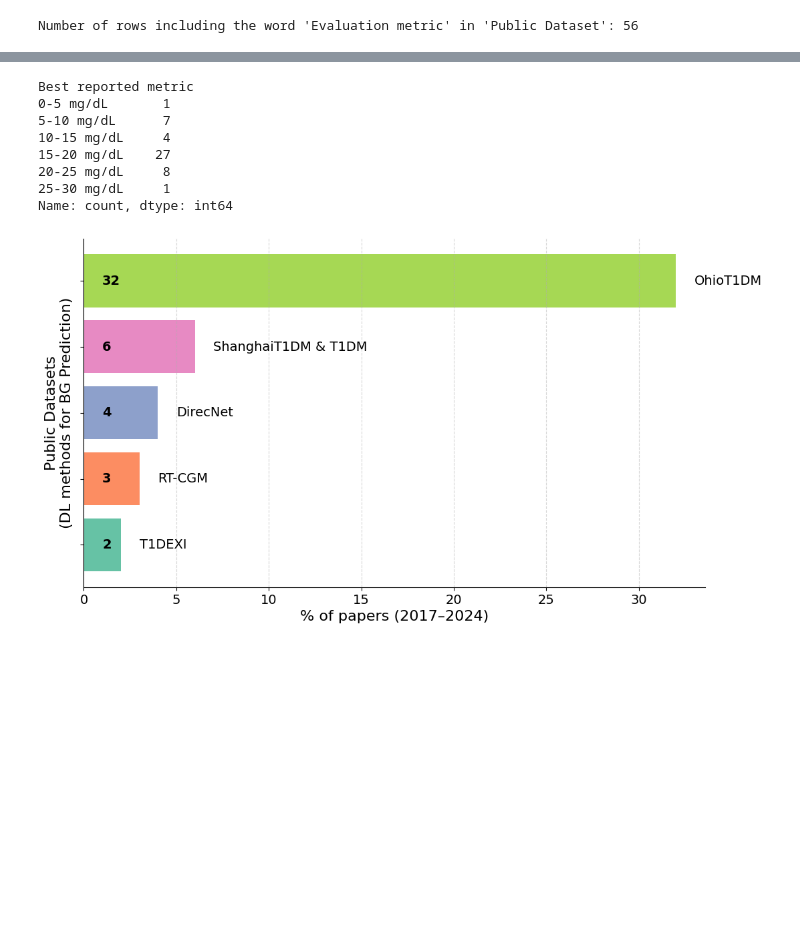
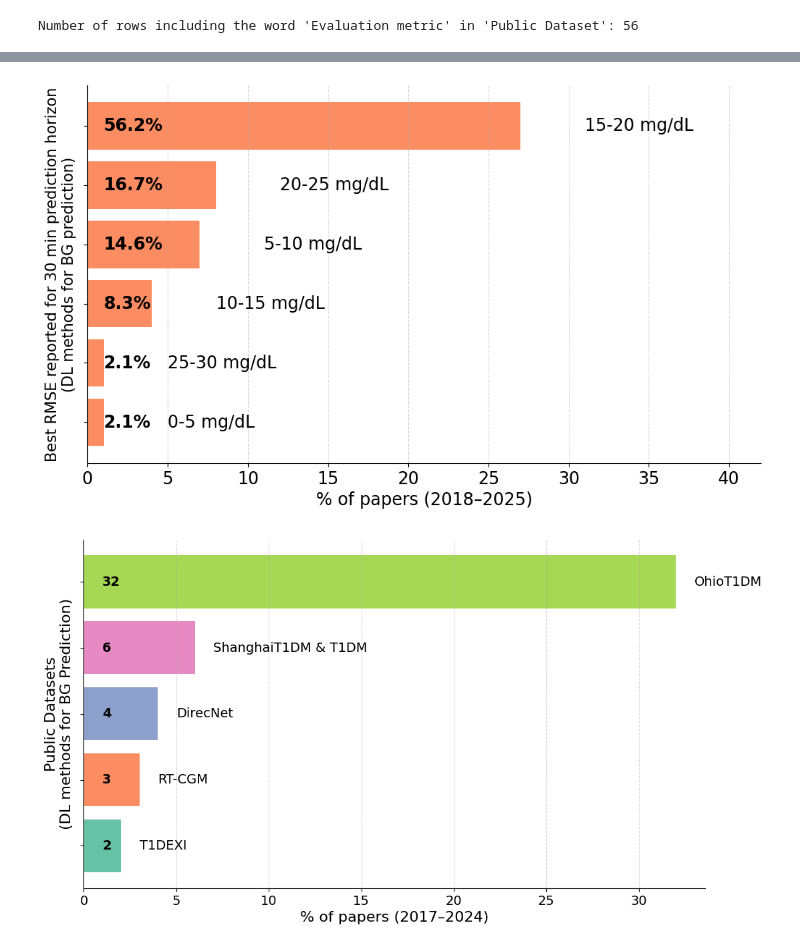
Before and after one commit to Augmented-Health-Lab/ReproGenBG_ML4H, a Jupyter notebook: Literature_review_summary/literature_summary.ipynb, the cells around one changed output, grey strips where cells are left out. Saved outputs shown, nothing was run; the diff lists cells and outputs as text; code cells hidden in the pictures; blank space fills up the shorter version.

```diff
--- a/Literature_review_summary/literature_summary.ipynb
+++ b/Literature_review_summary/literature_summary.ipynb
@@ -372,14 +372,61 @@ plot_distribution_formatted(distribution)
-# %%
-distribution
-# %% [output]
-Best reported metric
-0-5 mg/dL       1
-5-10 mg/dL      7
-10-15 mg/dL     4
-15-20 mg/dL    27
-20-25 mg/dL     8
-25-30 mg/dL     1
-Name: count, dtype: int64
+# %%
+def plot_distribution_formatted(distribution):
+    """
+    Plot a horizontal bar plot for the given distribution with a specific format.
+
+    Parameters
+    ----------
+    distribution : pd.Series
+        A Series containing the count of values in each bin.
+    """
+    # Sort distribution in descending order
+    distribution = distribution.sort_values(ascending=True)
+
+    # Extract bins, counts, and percentages
+    bins = distribution.index.astype(str)
+    counts = distribution.values
+    total = distribution.sum()
+    percentages = (distribution / total * 100)
+
+    # Color palette from Set2
+    cmap = plt.get_cmap("Set2")
+    colors = [cmap(i) for i in range(len(bins))]
+
+    # Plot
+    fig, ax = plt.subplots(figsize=(10, 6))
+    bars = ax.barh(range(len(bins)), counts, color=colors[1], edgecolor="none")
+
+    # Set y-axis positions but remove default labels
+    ax.set_yticks(range(len(bins)))
+    ax.set_yticklabels(["" for _ in bins])
+    ax.set_ylabel("Best RMSE reported for 30 min prediction horizon\n(DL methods for BG prediction)", fontsize=15)
+
+    # Add text: % on the left, label on the right with spacing
+    for i, (count, percentage, label) in enumerate(zip(counts, percentages, bins)):
+        ax.text(1, i, f"{percentage:.1f}%", va='center', ha='left', fontsize=17, fontweight='bold')
+        ax.text(count + 4, i, label, va='center', ha='left', fontsize=17)  # Add spacing to avoid overlap
+
+    # Keep only bottom and left axis lines (spines)
+    ax.spines["top"].set_visible(False)
+    ax.spines["right"].set_visible(False)
+    ax.spines["left"].set_visible(True)
+    ax.spines["bottom"].set_visible(True)
+
+    # Styling
+    ax.set_xlim(0, max(counts) + 15)  # Adjust x-axis limit for spacing
+    ax.set_xlabel("% of papers (2018–2025)", fontsize=17)
+    ax.tick_params(axis='x', labelsize=17)
+    ax.grid(axis='x', linestyle='--', alpha=0.5)
+
+    # Tighten layout and remove padding around edges
+    plt.subplots_adjust(left=0.05, right=0.98, top=0.92, bottom=0.05)
+    plt.show()
+
+# Example usage
+distribution = calculate_distribution(df, "Best reported metric", bins, labels)
+plot_distribution_formatted(distribution)
+# %% [output]
+[figure, added]
 # %%
 import matplotlib.pyplot as plt
 import pandas as pd
```
Also changed, not shown: parts of 4 cells of this notebook.
